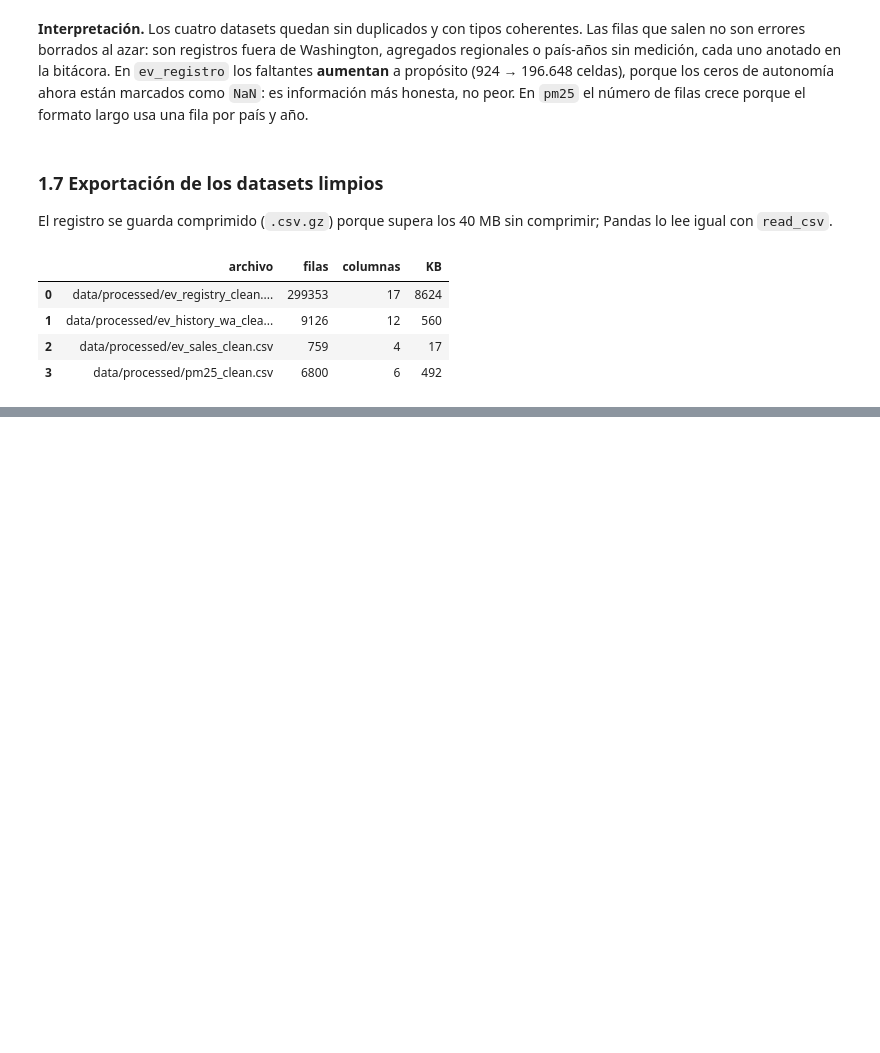
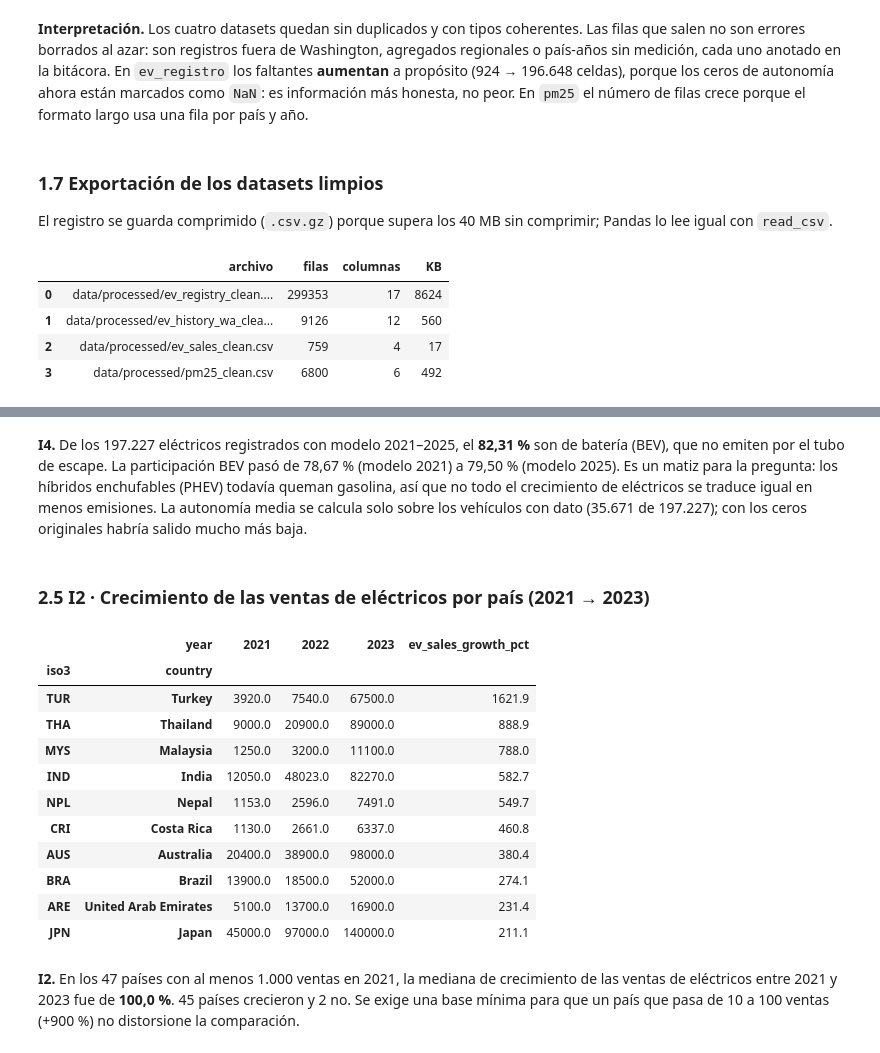
Before and after one commit to juan-camilo-sarrazola-agudelo/ev-pm25-diagnostico-calidad, a Jupyter notebook: notebooks/data_preparation.ipynb, the cells around one changed output, grey strips where cells are left out. Drawn from its saved outputs; the diff is of its cells as text; code cells hidden in the pictures; blank space fills up the shorter version.

```diff
--- a/notebooks/data_preparation.ipynb
+++ b/notebooks/data_preparation.ipynb
@@ -704,0 +888,58 @@ pd.DataFrame(exportados)
+# %%
+pct_bev_ventana = registro_ventana["ev_type"].eq("BEV").mean() * 100
+I4 = {
+    "indicador": "I4 · % BEV entre eléctricos modelo 2021–2025 (WA)",
+    "valor_inicial": pivote_tipo.loc[2021, "pct_bev"],
+    "valor_final": pivote_tipo.loc[2025, "pct_bev"],
+    "cambio": round(pivote_tipo.loc[2025, "pct_bev"] - pivote_tipo.loc[2021, "pct_bev"], 2),
+    "unidad": "% (modelo 2021 → 2025, cambio en p. p.)",
+}
+md(f"""**I4.** De los {fmt(len(registro_ventana))} eléctricos registrados con modelo 2021–2025, el **{pct(pct_bev_ventana)}** son de batería (BEV),
+que no emiten por el tubo de escape. La participación BEV pasó de {pct(I4['valor_inicial'])} (modelo 2021) a {pct(I4['valor_final'])}
+(modelo 2025). Es un matiz para la pregunta: los híbridos enchufables (PHEV) todavía queman gasolina, así que no todo el
+crecimiento de eléctricos se traduce igual en menos emisiones. La autonomía media se calcula solo sobre los vehículos con
+dato ({fmt(autonomia['autonomia_con_dato'].sum())} de {fmt(autonomia['vehiculos'].sum())}); con los ceros originales habría salido mucho más baja.""")
+# %% [output]
+**I4.** De los 197.227 eléctricos registrados con modelo 2021–2025, el **82,31 %** son de batería (BEV),
+que no emiten por el tubo de escape. La participación BEV pasó de 78,67 % (modelo 2021) a 79,50 %
+(modelo 2025). Es un matiz para la pregunta: los híbridos enchufables (PHEV) todavía queman gasolina, así que no todo el
+crecimiento de eléctricos se traduce igual en menos emisiones. La autonomía media se calcula solo sobre los vehículos con
+dato (35.671 de 197.227); con los ceros originales habría salido mucho más baja.
+# %% [markdown]
+### 2.5 I2 · Crecimiento de las ventas de eléctricos por país (2021 → 2023)
+# %%
+ventas_pivote = ventas_ventana.pivot_table(index=["iso3", "country"], columns="year", values="ev_sales", aggfunc="sum")
+ventas_pivote = ventas_pivote.dropna(subset=[2021, 2023])          # solo países con dato en ambos años
+ventas_pivote = ventas_pivote[ventas_pivote[2021] >= 1000]         # crecimiento estable: base mínima de 1.000 ventas
+ventas_pivote["ev_sales_growth_pct"] = (ventas_pivote[2023] / ventas_pivote[2021] - 1) * 100
+ventas_pivote = ventas_pivote.sort_values("ev_sales_growth_pct", ascending=False)
+
+I2 = {
+    "indicador": "I2 · Crecimiento mediano de ventas EV por país",
+    "valor_inicial": None,
+    "valor_final": round(ventas_pivote["ev_sales_growth_pct"].median(), 2),
+    "cambio": None,
+    "unidad": f"% (2021 → 2023, {len(ventas_pivote)} países)",
+}
+display(ventas_pivote.head(10).round(1))
+md(f"""**I2.** En los {len(ventas_pivote)} países con al menos 1.000 ventas en 2021, la mediana de crecimiento de las ventas de
+eléctricos entre 2021 y 2023 fue de **{pct(I2['valor_final'], 1)}**. {ventas_pivote['ev_sales_growth_pct'].gt(0).sum()} países crecieron
+y {ventas_pivote['ev_sales_growth_pct'].le(0).sum()} no. Se exige una base mínima para que un país que pasa de 10 a 100 ventas
+(+900 %) no distorsione la comparación.""")
+# %% [output]
+|  | year | 2021 | 2022 | 2023 | ev_sales_growth_pct |
+| iso3 | country |  |  |  |  |
+| TUR | Turkey | 3920.0 | 7540.0 | 67500.0 | 1621.9 |
+| THA | Thailand | 9000.0 | 20900.0 | 89000.0 | 888.9 |
+| MYS | Malaysia | 1250.0 | 3200.0 | 11100.0 | 788.0 |
+| IND | India | 12050.0 | 48023.0 | 82270.0 | 582.7 |
+| NPL | Nepal | 1153.0 | 2596.0 | 7491.0 | 549.7 |
+| CRI | Costa Rica | 1130.0 | 2661.0 | 6337.0 | 460.8 |
+| AUS | Australia | 20400.0 | 38900.0 | 98000.0 | 380.4 |
+| BRA | Brazil | 13900.0 | 18500.0 | 52000.0 | 274.1 |
+| ARE | United Arab Emirates | 5100.0 | 13700.0 | 16900.0 | 231.4 |
+| JPN | Japan | 45000.0 | 97000.0 | 140000.0 | 211.1 |
+**I2.** En los 47 países con al menos 1.000 ventas en 2021, la mediana de crecimiento de las ventas de
+eléctricos entre 2021 y 2023 fue de **100,0 %**. 45 países crecieron
+y 2 no. Se exige una base mínima para que un país que pasa de 10 a 100 ventas
+(+900 %) no distorsione la comparación.
```
Also changed, not shown: parts of 16 cells of this notebook.
